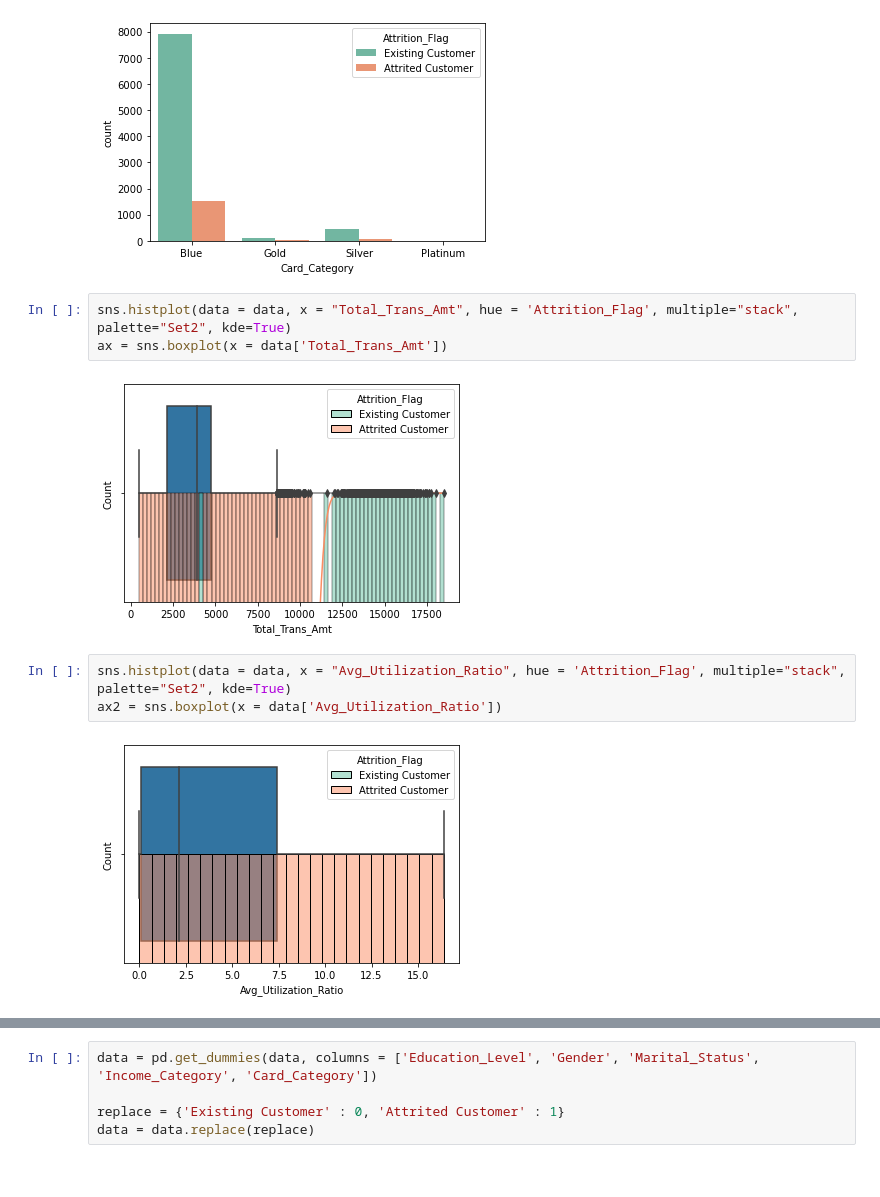
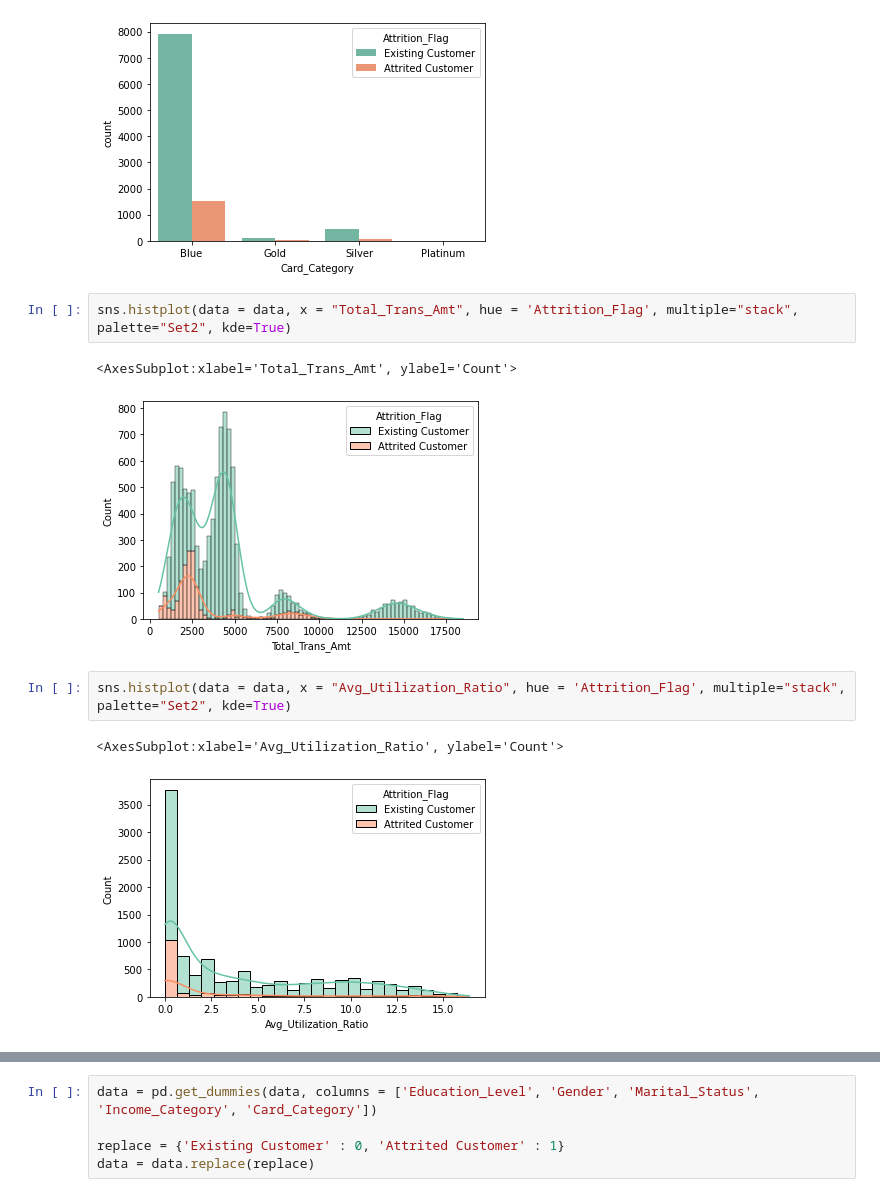
Before and after one commit to lorenzomelo/Churn, a Jupyter notebook: StayWithMe | Churn Prediction.ipynb, the cells around one changed output, grey strips where cells are left out. Drawn from its saved outputs; the diff is of its cells as text.

```diff
--- a/StayWithMe | Churn Prediction.ipynb
+++ b/StayWithMe | Churn Prediction.ipynb
@@ -82,13 +82,13 @@ sns.countplot(data = df_plt4, x = "Card_Category", hue="Attrition_Flag", palette
 [figure]
 # %%
 sns.histplot(data = data, x = "Total_Trans_Amt", hue = 'Attrition_Flag', multiple="stack", palette="Set2", kde=True)
-ax = sns.boxplot(x = data['Total_Trans_Amt'])
 # %% [output]
+<AxesSubplot:xlabel='Total_Trans_Amt', ylabel='Count'>
-[figure, old version]
+[figure, new version]
 # %%
 sns.histplot(data = data, x = "Avg_Utilization_Ratio", hue = 'Attrition_Flag', multiple="stack", palette="Set2", kde=True)
-ax2 = sns.boxplot(x = data['Avg_Utilization_Ratio'])
 # %% [output]
+<AxesSubplot:xlabel='Avg_Utilization_Ratio', ylabel='Count'>
-[figure, old version]
+[figure, new version]
 # %%
 sns.histplot(data = data, x = "Credit_Limit", hue = 'Attrition_Flag', multiple="stack", palette="Set2", kde=True)
```
Also changed, not shown: parts of 9 cells of this notebook.
